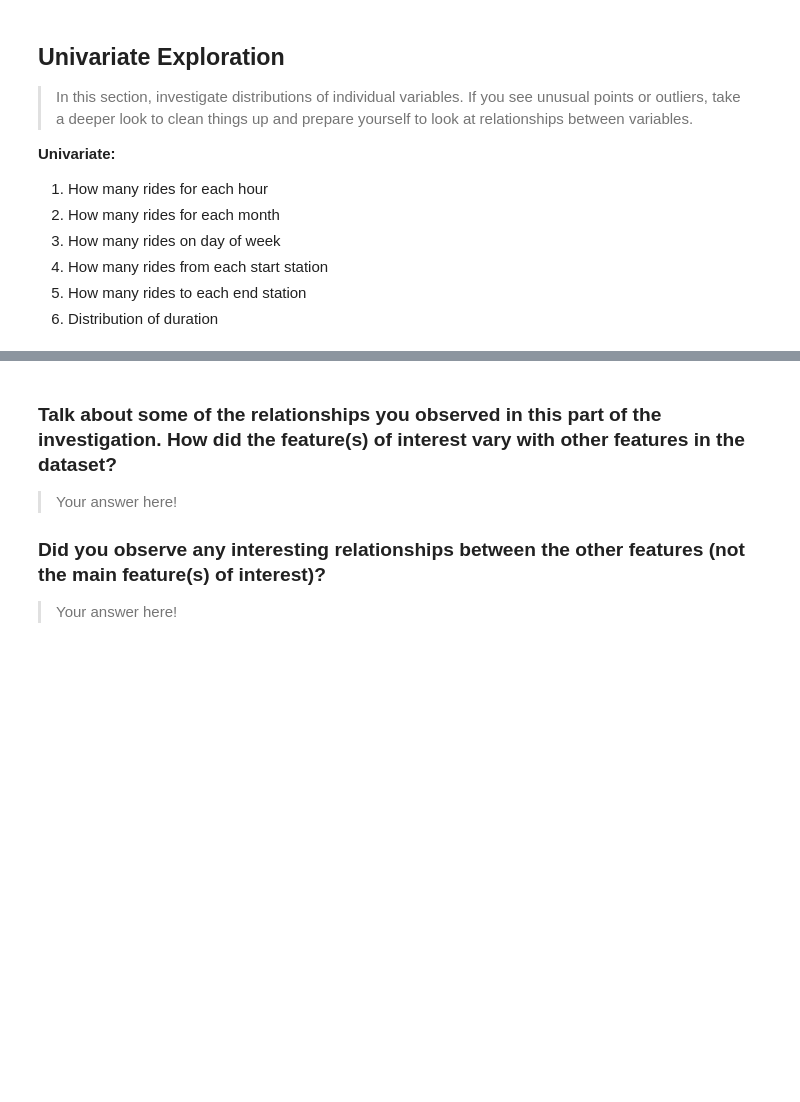
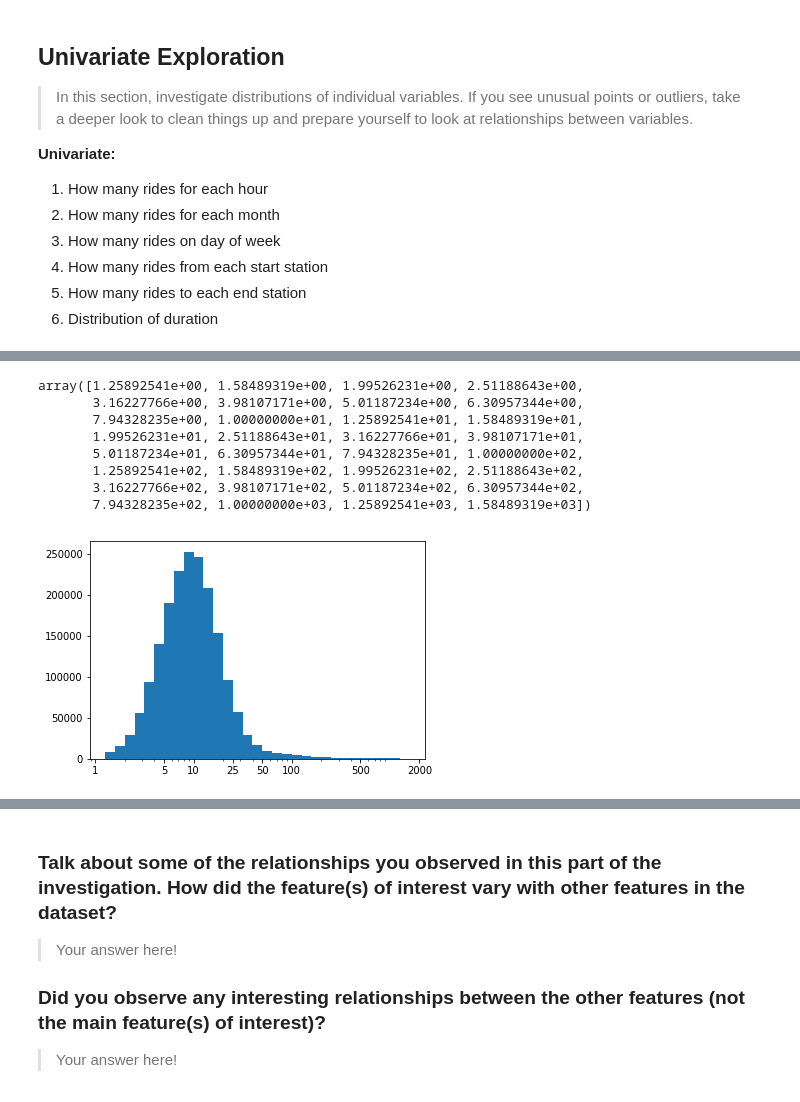
Before and after one commit to eherdter/FunData, a Jupyter notebook: FordGoBikeData_AnalysisVisualization/FordGoBike_DataVisualization.ipynb, the cells around one changed output, grey strips where cells are left out. Drawn from its saved outputs; the diff is of its cells as text; code cells hidden in the pictures; blank space fills up the shorter version.

```diff
--- a/FordGoBikeData_AnalysisVisualization/FordGoBike_DataVisualization.ipynb
+++ b/FordGoBikeData_AnalysisVisualization/FordGoBike_DataVisualization.ipynb
@@ -279,0 +379,20 @@ you plan on investigating next.
+# %%
+bin_edges = 10**np.arange(0.1, np.log10(df1.duration_mins.max())+0.1, 0.1)
+
+plt.hist(df1['duration_mins'], bins = bin_edges)
+plt.xscale('log')
+
+tick_locs = [1,5,10,25, 50,100,500,2000]
+
+plt.xticks(tick_locs, tick_locs)
+bin_edges
+# %% [output]
+array([1.25892541e+00, 1.58489319e+00, 1.99526231e+00, 2.51188643e+00,
+       3.16227766e+00, 3.98107171e+00, 5.01187234e+00, 6.30957344e+00,
+       7.94328235e+00, 1.00000000e+01, 1.25892541e+01, 1.58489319e+01,
+       1.99526231e+01, 2.51188643e+01, 3.16227766e+01, 3.98107171e+01,
+       5.01187234e+01, 6.30957344e+01, 7.94328235e+01, 1.00000000e+02,
+       1.25892541e+02, 1.58489319e+02, 1.99526231e+02, 2.51188643e+02,
+       3.16227766e+02, 3.98107171e+02, 5.01187234e+02, 6.30957344e+02,
+       7.94328235e+02, 1.00000000e+03, 1.25892541e+03, 1.58489319e+03])
+[figure, added]
```
Also changed, not shown: parts of 29 cells of this notebook.
